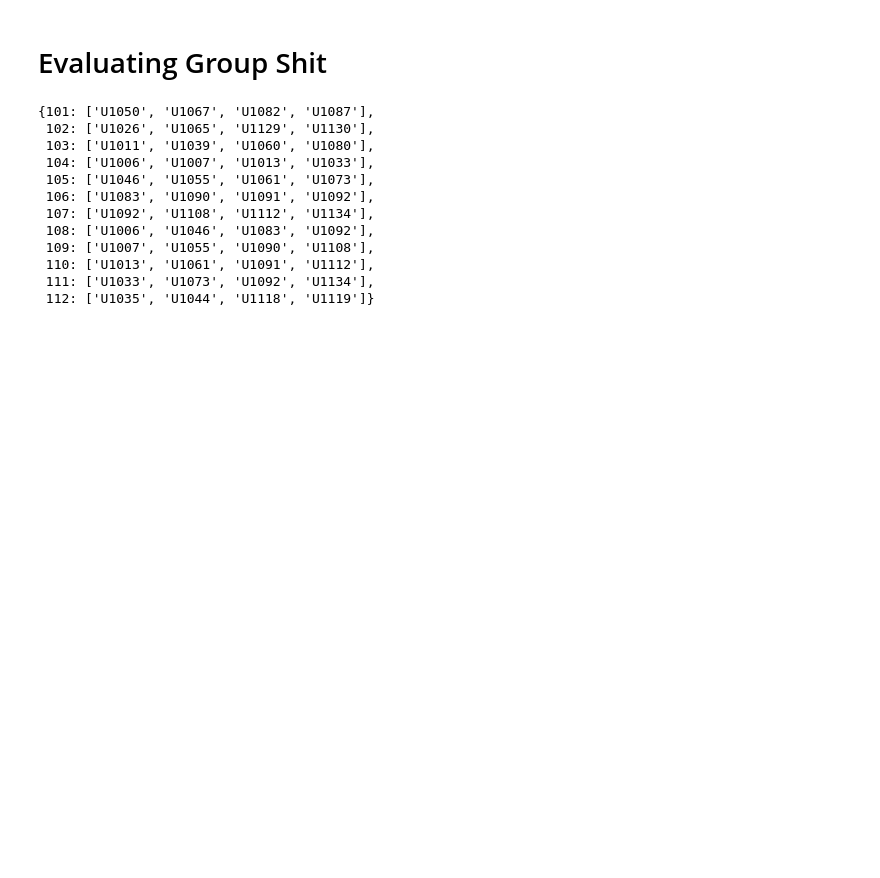
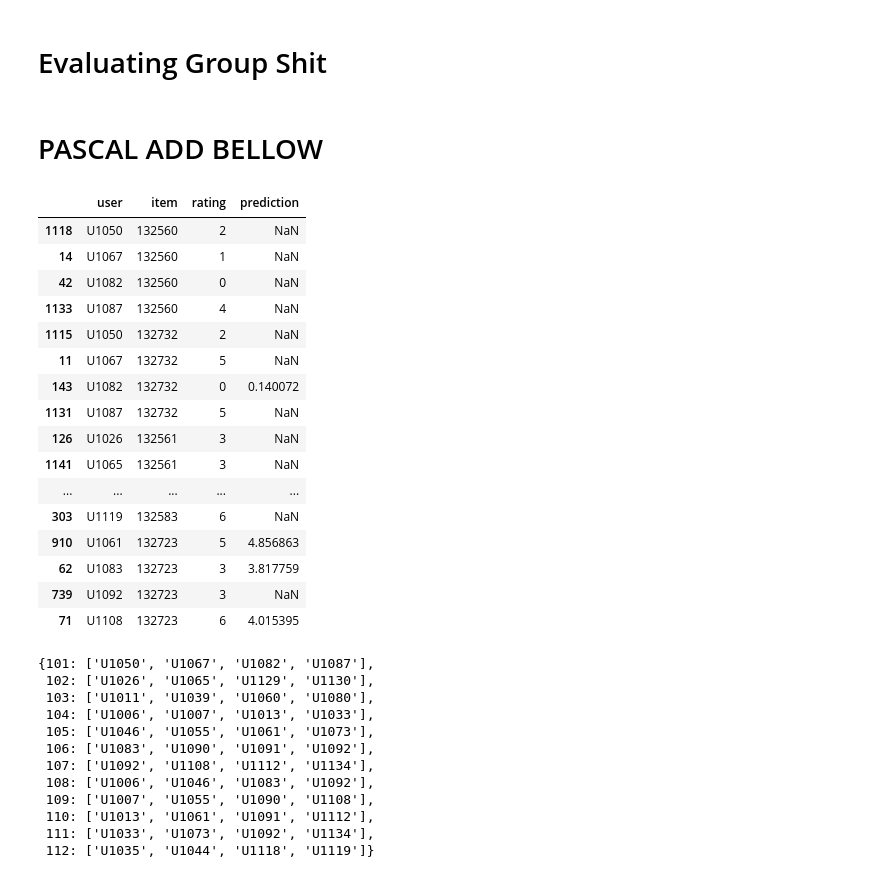
Before and after one commit to HusamAQ/RecSys_weRecommenaGrade10, a Jupyter notebook: notebooks/data_preprocessing.ipynb, the cells around one changed output. Cells and saved outputs as stored; diff of their text form; code cells hidden in the pictures; blank space fills up the shorter version.

```diff
--- a/notebooks/data_preprocessing.ipynb
+++ b/notebooks/data_preprocessing.ipynb
@@ -430,15 +430,42 @@ for item in Test_Set_Items_users.keys():
         test_set=test_set.append(b)
 
 train_set=simple_Ratings.drop(test_set.index)
+# %% [markdown]
+# PASCAL ADD BELLOW
 # %%
 from lenskit.algorithms.bias import Bias
 from lenskit.batch import predict
 from lenskit.metrics.predict import user_metric, rmse
 
-algo = Bias()
-algo.fit(train_set)
-preds = predict(algo, test_set)
+# algo = Bias()
+# algo.fit(train_set)
+# preds = predict(algo, test_set)
+
+user_user = UserUser(15, min_nbrs=3)
+recsys = Recommender.adapt(item_item)
+recsys.fit(train_set)
+
+preds = predict(recsys, test_set)
 # user_metric(preds, metric=rmse)
+preds
+# %% [output]
+|  | user | item | rating | prediction |
+| 1118 | U1050 | 132560 | 2 | NaN |
+| 14 | U1067 | 132560 | 1 | NaN |
+| 42 | U1082 | 132560 | 0 | NaN |
+| 1133 | U1087 | 132560 | 4 | NaN |
+| 1115 | U1050 | 132732 | 2 | NaN |
+| 11 | U1067 | 132732 | 5 | NaN |
+| 143 | U1082 | 132732 | 0 | 0.140072 |
+| 1131 | U1087 | 132732 | 5 | NaN |
+| 126 | U1026 | 132561 | 3 | NaN |
+| 1141 | U1065 | 132561 | 3 | NaN |
+| ... | ... | ... | ... | ... |
+| 303 | U1119 | 132583 | 6 | NaN |
+| 910 | U1061 | 132723 | 5 | 4.856863 |
+| 62 | U1083 | 132723 | 3 | 3.817759 |
+| 739 | U1092 | 132723 | 3 | NaN |
+| 71 | U1108 | 132723 | 6 | 4.015395 |
 # %%
 
 sample_groups = {}
```
Also changed, not shown: parts of 11 cells of this notebook.
